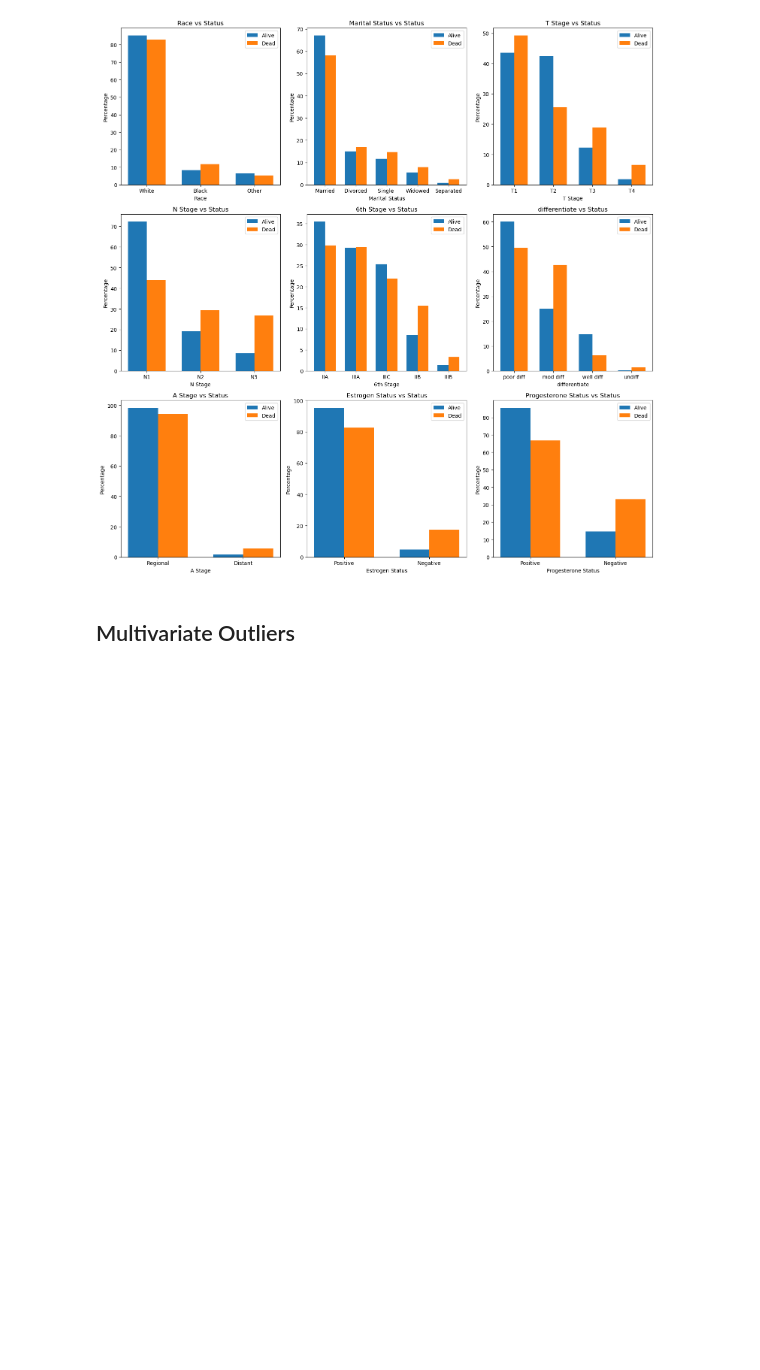
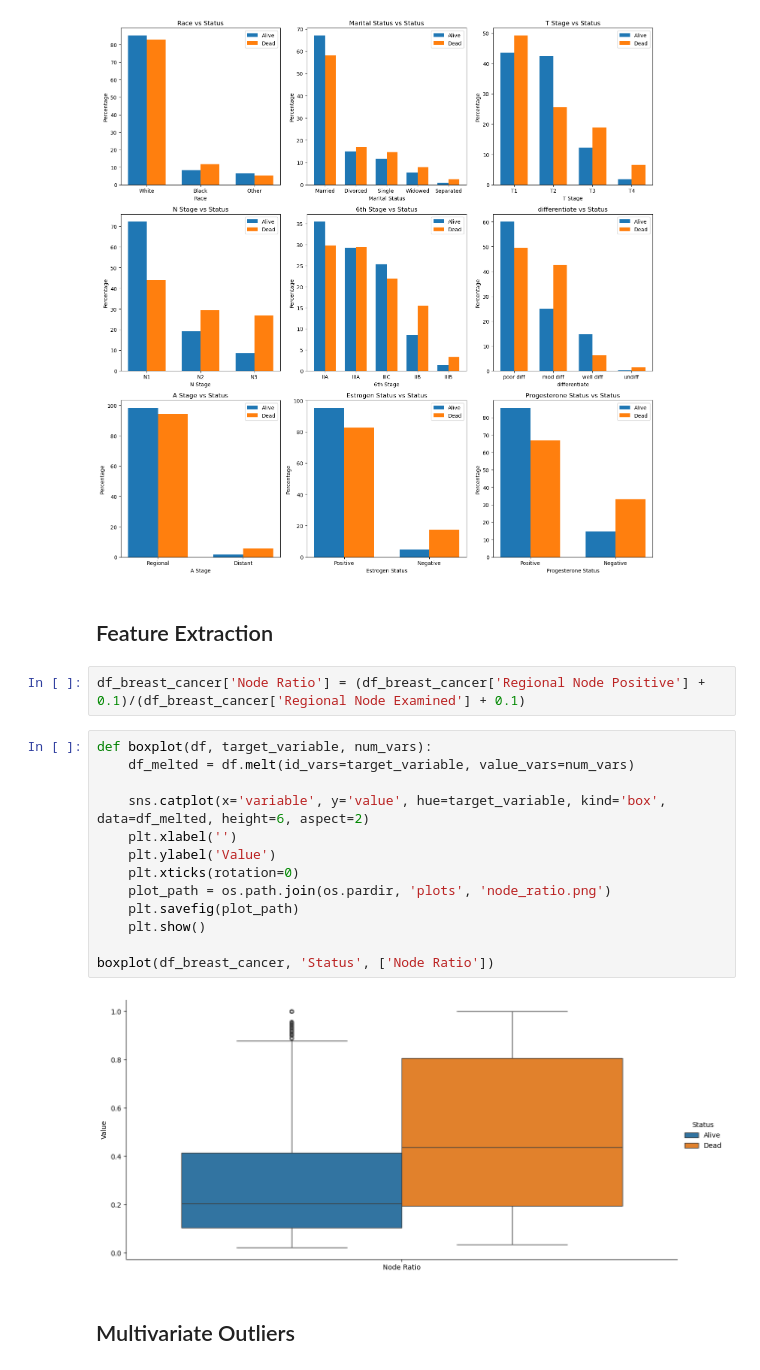
Before and after one commit to marcforto14/breast_cancer_survival, a Jupyter notebook: src/data_exploration/EDA.ipynb, the cells around one changed output. Cells and saved outputs as stored; diff of their text form; blank space fills up the shorter version.

```diff
--- a/src/data_exploration/EDA.ipynb
+++ b/src/data_exploration/EDA.ipynb
@@ -302,6 +305,25 @@ bivariate_numerical(
 bivariate_categorical(df_breast_cancer)
 # %% [output]
 [figure]
+# %% [markdown]
+## Feature Extraction
+# %%
+df_breast_cancer['Node Ratio'] = (df_breast_cancer['Regional Node Positive'] + 0.1)/(df_breast_cancer['Regional Node Examined'] + 0.1)
+# %%
+def boxplot(df, target_variable, num_vars):
+    df_melted = df.melt(id_vars=target_variable, value_vars=num_vars)
+
+    sns.catplot(x='variable', y='value', hue=target_variable, kind='box', data=df_melted, height=6, aspect=2)
+    plt.xlabel('')
+    plt.ylabel('Value')
+    plt.xticks(rotation=0)
+    plot_path = os.path.join(os.pardir, 'plots', 'node_ratio.png')
+    plt.savefig(plot_path)
+    plt.show()
+
+boxplot(df_breast_cancer, 'Status', ['Node Ratio'])
+# %% [output]
+[figure, added]
 # %% [markdown]
 ## Multivariate Outliers
 # %%
```
Also changed, not shown: parts of 25 cells of this notebook, 9 other files.
